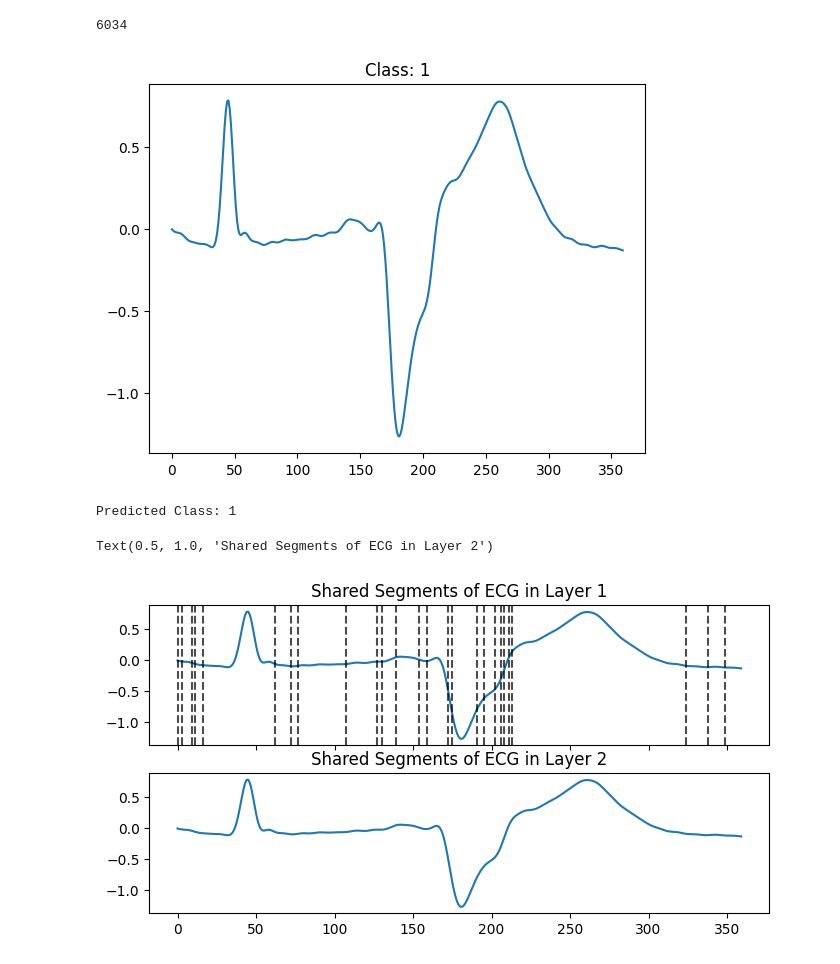
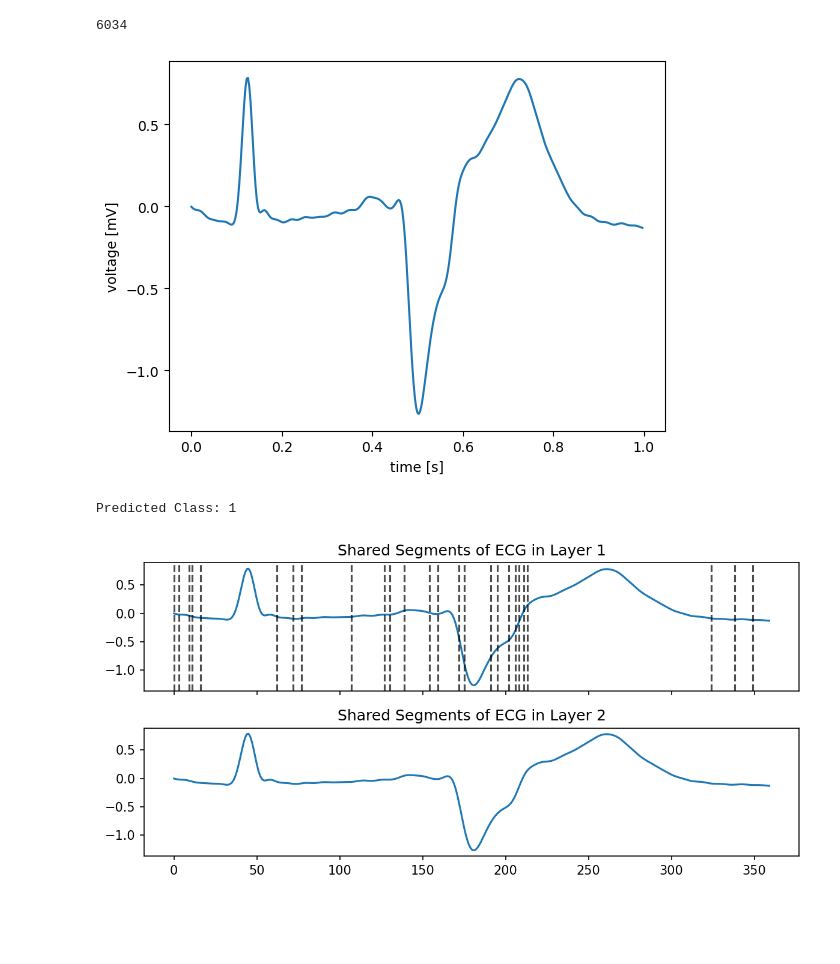
Before and after one commit to rahulpemmaraju/bic_project, a Jupyter notebook: visualize_hsnn.ipynb, the cells around one changed output. Drawn from its saved outputs; the diff is of its cells as text; code cells hidden in the pictures; blank space fills up the shorter version.

```diff
--- a/visualize_hsnn.ipynb
+++ b/visualize_hsnn.ipynb
@@ -89,12 +89,15 @@ threshold = checkpoint['threshold']
 encoder = Current_Encoder(train_mean, train_std)
 # %%
 waveform, label = test_dataset.__getitem__(14)
-# 5 is really good
+# 5 is really good normal
+# 14 is really good abnormal
 
-plt.plot(waveform);
-plt.title('Class: {}'.format(label.int().item()));
+ts = np.arange(len(waveform)) / 360
+plt.plot(ts, waveform);
+plt.xlabel('time [s]')
+plt.ylabel('voltage [mV]');
 # %% [output]
-[figure, old version]
+[figure, new version]
 # %%
 with torch.no_grad():
     waveform_for_model = encoder.encode(waveform.unsqueeze(0))
@@ -109,7 +112,7 @@ b_0, b_1 = zip(*b_vals)
 b_0 = np.stack(b_0).reshape(len(b_0))
 b_1 = np.stack(b_1).reshape(len(b_1))
 # %%
-fig, (ax1, ax2) = plt.subplots(2, 1, sharex=True, figsize=(8, 4), gridspec_kw={'height_ratios': [3, 3]})
+fig, (ax1, ax2) = plt.subplots(2, 1, sharex=True, figsize=(8, 4), gridspec_kw={'height_ratios': [3, 3]}, dpi=150)
 
 x = np.arange(len(b_0))
 b_0_indeces = np.where(b_0 == 0)[0]
@@ -128,9 +131,10 @@ for t in event_times:
 
 ax1.set_title('Shared Segments of ECG in Layer 1')
 ax2.set_title('Shared Segments of ECG in Layer 2')
+
+fig.tight_layout()
 # %% [output]
-Text(0.5, 1.0, 'Shared Segments of ECG in Layer 2')
-[figure, old version]
+[figure, new version]
 # %%
 fig, (ax1, ax2, ax3) = plt.subplots(3, 1, sharex=True, figsize=(8, 4), gridspec_kw={'height_ratios': [3, 0.5, 0.5]})
 
```
Also changed, not shown: parts of 2 cells of this notebook, 5 other files.
